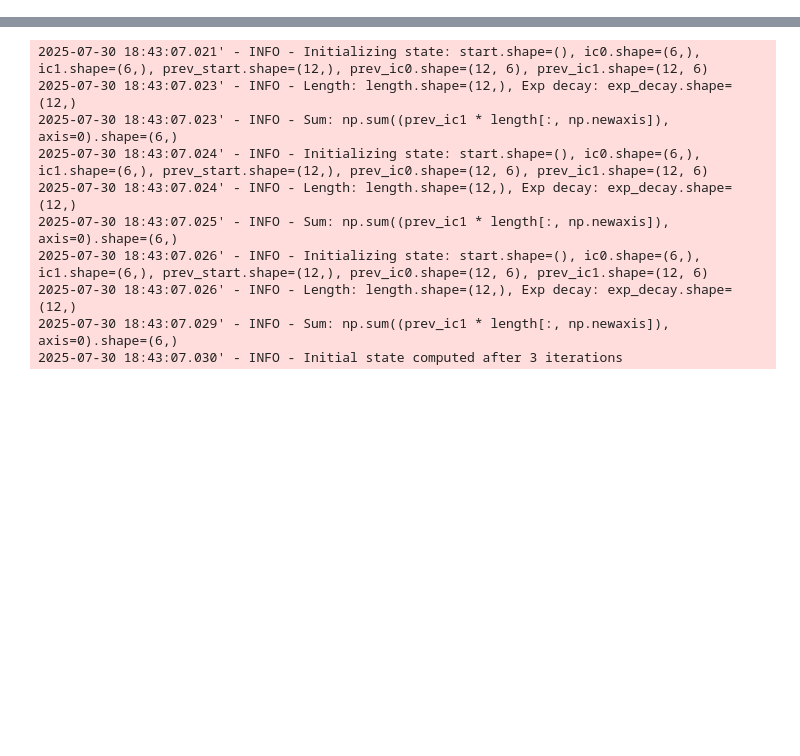
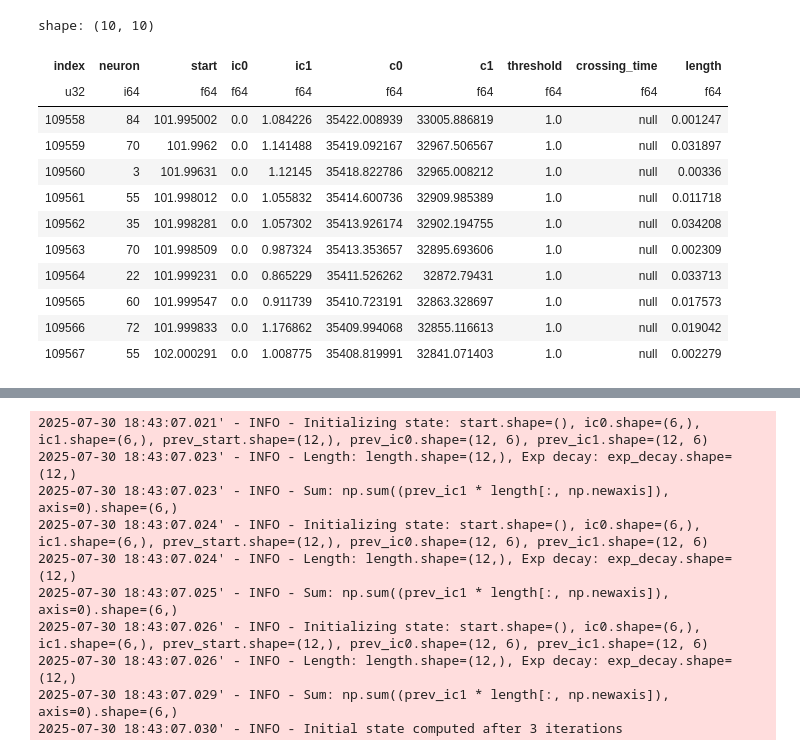
Before and after one commit to haguettaz/rsnn, a Jupyter notebook: notebooks/dev.ipynb, the cells around one changed output, grey strips where cells are left out. Saved outputs shown, nothing was run; the diff lists cells and outputs as text; code cells hidden in the pictures; blank space fills up the shorter version.

```diff
--- a/notebooks/dev.ipynb
+++ b/notebooks/dev.ipynb
@@ -104,0 +2192,9 @@ array([[0.58516633, 0.98722051,        nan, ..., 0.55249069, 0.61827651,
+# %%
+new_spikes = pl.DataFrame(
+    {
+        "neuron": [],
+        "time": [],
+    }
+)
+new_spikes = new_spikes.sort("time")
+new_spikes["time"].first() or 1.0
@@ -104,0 +2243,3 @@ array([[0.58516633, 0.98722051,        nan, ..., 0.55249069, 0.61827651,
+# %%
+n_nodes = 3
+np.repeat(np.arange(n_nodes), n_nodes), np.tile(np.arange(n_nodes), n_nodes),
@@ -104,0 +2716,25 @@ array([[0.58516633, 0.98722051,        nan, ..., 0.55249069, 0.61827651,
+# %%
+n_neurons = 100
+n_spikes = 1_000
+n_synapses = 10_000
+spikes = pl.DataFrame(
+    {
+        "neuron": rng.integers(0, n_neurons, n_spikes),
+        "time": rng.uniform(0, 10, n_spikes),
+        "next_threshold": np.full(n_spikes, FIRING_THRESHOLD) # rng.normal(FIRING_THRESHOLD, 0.2, n_spikes),
+    }
+)
+synapses = pl.DataFrame(
+    {
+        "source": rng.integers(0, n_neurons, n_synapses),
+        "target": rng.integers(0, n_neurons, n_synapses),
+        "delay": rng.uniform(0.1, 2.0, n_synapses),
+        "weight": rng.normal(1.0, 0.1, n_synapses),
+    }
+)
+start = 0.0
+end = 100.0
+spikes, states = create_initial_states(spikes, synapses)
+fast_synapses = compute_fast_synapses(synapses)
+print("spikes:", spikes)
+print("states:", states)
@@ -104,0 +2759,4 @@ array([[0.58516633, 0.98722051,        nan, ..., 0.55249069, 0.61827651,
+# %%
+spikes, states = run(spikes, states, synapses, fast_synapses, start, end)
+print("spikes:", spikes)
+print("states:", states)
@@ -104,0 +2781,16 @@ array([[0.58516633, 0.98722051,        nan, ..., 0.55249069, 0.61827651,
+# %%
+states.tail(10)
+# %% [output]
+shape: (10, 10)
+| index | neuron | start | ic0 | ic1 | c0 | c1 | threshold | crossing_time | length |
+| u32 | i64 | f64 | f64 | f64 | f64 | f64 | f64 | f64 | f64 |
+| 109558 | 84 | 101.995002 | 0.0 | 1.084226 | 35422.008939 | 33005.886819 | 1.0 | null | 0.001247 |
+| 109559 | 70 | 101.9962 | 0.0 | 1.141488 | 35419.092167 | 32967.506567 | 1.0 | null | 0.031897 |
+| 109560 | 3 | 101.99631 | 0.0 | 1.12145 | 35418.822786 | 32965.008212 | 1.0 | null | 0.00336 |
+| 109561 | 55 | 101.998012 | 0.0 | 1.055832 | 35414.600736 | 32909.985389 | 1.0 | null | 0.011718 |
+| 109562 | 35 | 101.998281 | 0.0 | 1.057302 | 35413.926174 | 32902.194755 | 1.0 | null | 0.034208 |
+| 109563 | 70 | 101.998509 | 0.0 | 0.987324 | 35413.353657 | 32895.693606 | 1.0 | null | 0.002309 |
+| 109564 | 22 | 101.999231 | 0.0 | 0.865229 | 35411.526262 | 32872.79431 | 1.0 | null | 0.033713 |
+| 109565 | 60 | 101.999547 | 0.0 | 0.911739 | 35410.723191 | 32863.328697 | 1.0 | null | 0.017573 |
+| 109566 | 72 | 101.999833 | 0.0 | 1.176862 | 35409.994068 | 32855.116613 | 1.0 | null | 0.019042 |
+| 109567 | 55 | 102.000291 | 0.0 | 1.008775 | 35408.819991 | 32841.071403 | 1.0 | null | 0.002279 |
```
Also changed, not shown: parts of 134 cells of this notebook, 56 other files.
